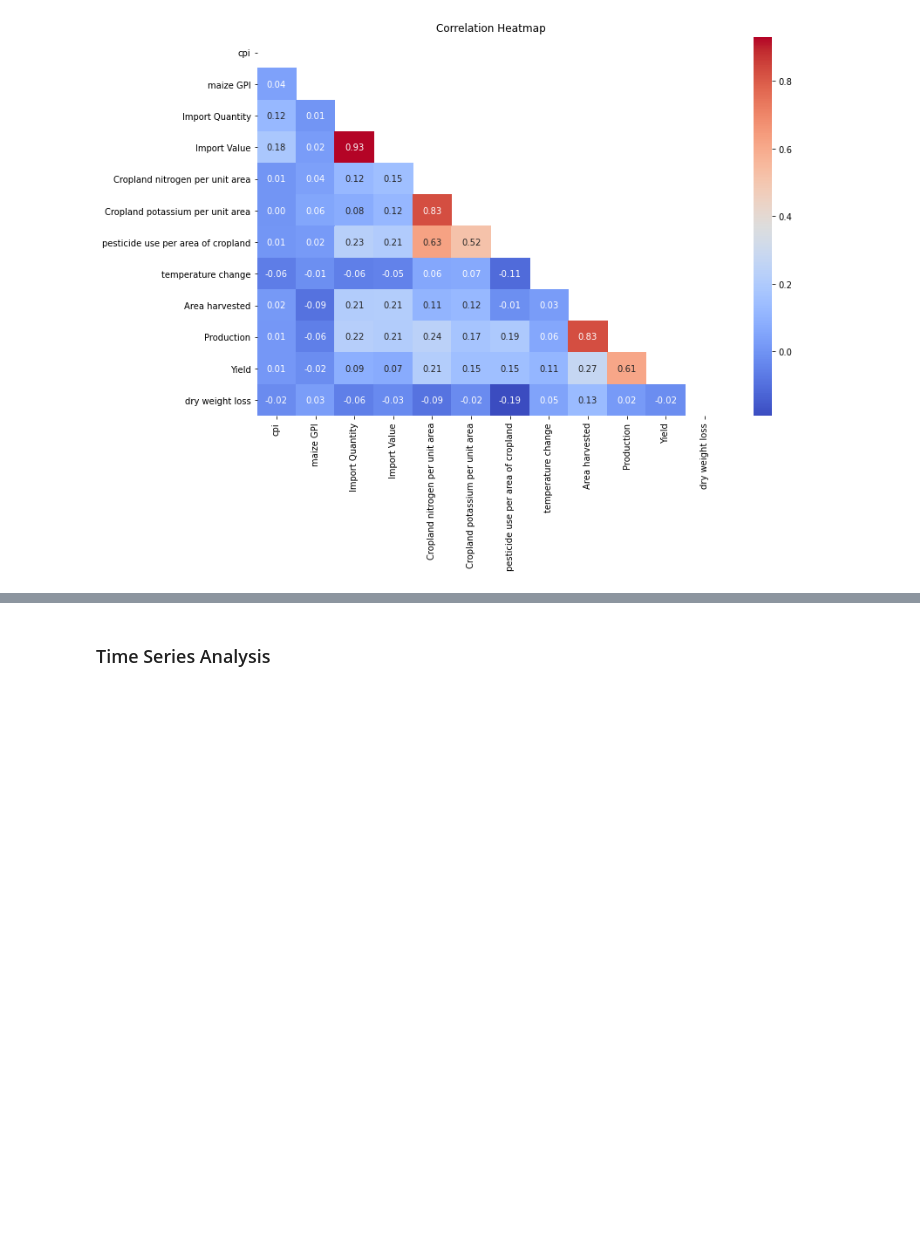
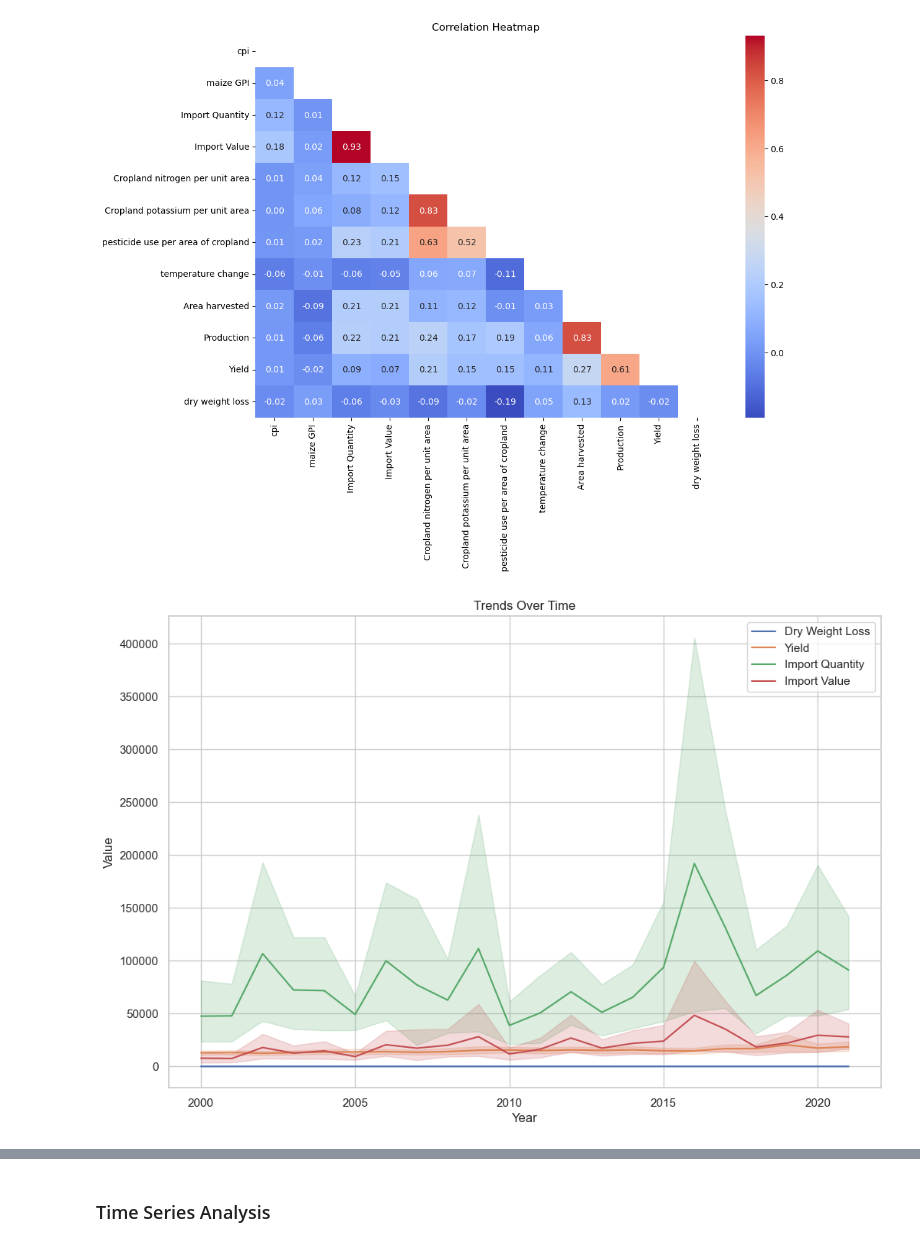
Before and after one commit to Kelvin-Rotich824/Phase_5_Capstone_Project, a Jupyter notebook: Untitled.ipynb, the cells around one changed output, grey strips where cells are left out. Cells and saved outputs as stored; diff of their text form; code cells hidden in the pictures; blank space fills up the shorter version.

```diff
--- a/Untitled.ipynb
+++ b/Untitled.ipynb
@@ -581,3 +566,30 @@ plt.title('Correlation Heatmap')
 plt.show();
 # %% [output]
 [figure]
+# %%
+### Trends Over Time
+
+#Below is the trends of Dry weight loss, Yield, Import Quantity and Import Value over the years
+
+#Trends Over Time
+
+# Set the style of seaborn
+sns.set(style="whitegrid")
+
+# Set the size of the plot
+plt.figure(figsize=(12, 8))
+
+# Plot trends over time for relevant variables
+sns.lineplot(data=data, x='year', y='dry weight loss', label='Dry Weight Loss')
+sns.lineplot(data=data, x='year', y='Yield', label='Yield')
+sns.lineplot(data=data, x='year', y='Import Quantity', label='Import Quantity')
+sns.lineplot(data=data, x='year', y='Import Value', label='Import Value')
+
+# Add labels and title to the plot
+plt.xlabel('Year')
+plt.ylabel('Value')
+plt.title('Trends Over Time')
+plt.legend()
+plt.show()
+# %% [output]
+[figure, added]
```
Also changed, not shown: parts of 16 cells of this notebook.
